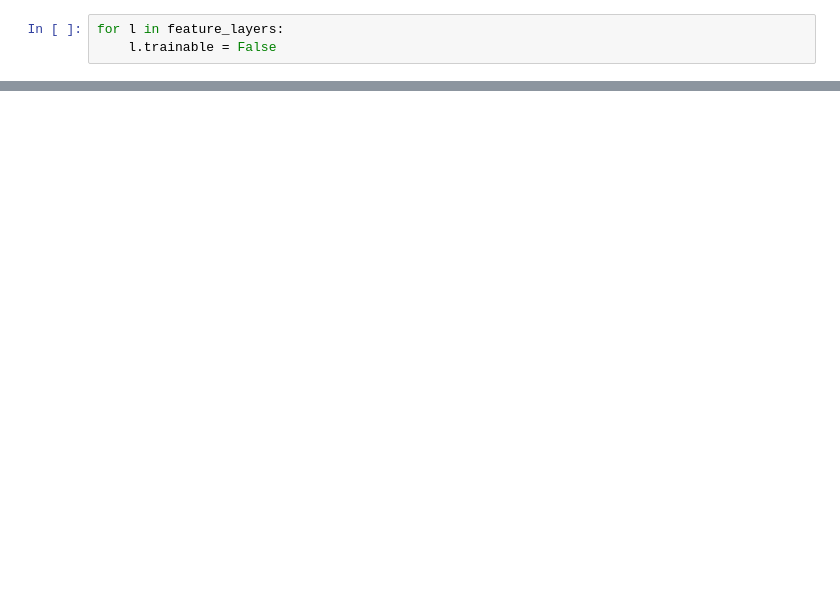
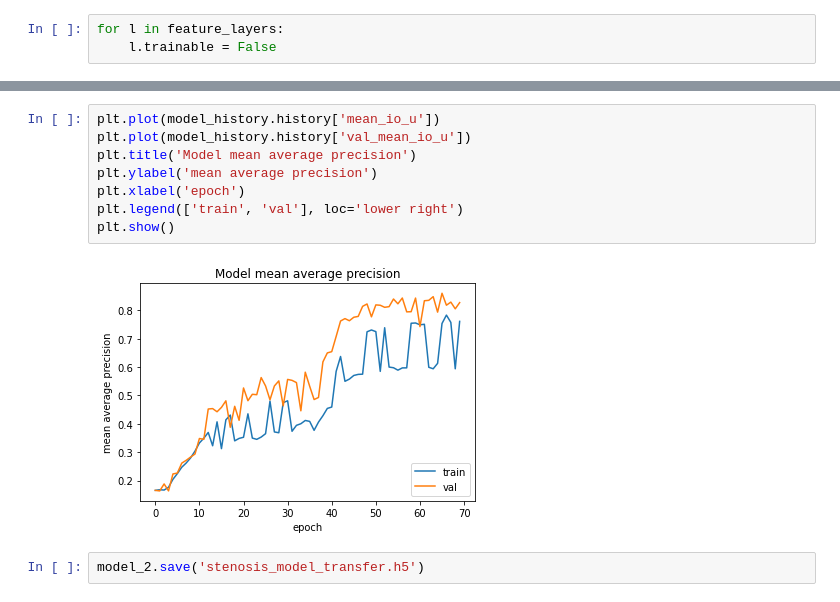
Before and after one commit to NevilleMthw/Stenosis-Project, a Jupyter notebook: transfer_learning_model.ipynb, the cells around one changed output, grey strips where cells are left out. Cells and saved outputs as stored; diff of their text form; blank space fills up the shorter version.

```diff
--- a/transfer_learning_model.ipynb
+++ b/transfer_learning_model.ipynb
@@ -408,0 +438,12 @@ _________________________________________________________________
+# %%
+plt.plot(model_history.history['mean_io_u'])
+plt.plot(model_history.history['val_mean_io_u'])
+plt.title('Model mean average precision')
+plt.ylabel('mean average precision')
+plt.xlabel('epoch')
+plt.legend(['train', 'val'], loc='lower right')
+plt.show()
+# %% [output]
+[figure, added]
+# %%
+model_2.save('stenosis_model_transfer.h5')
```
Also changed, not shown: parts of 43 cells of this notebook.
